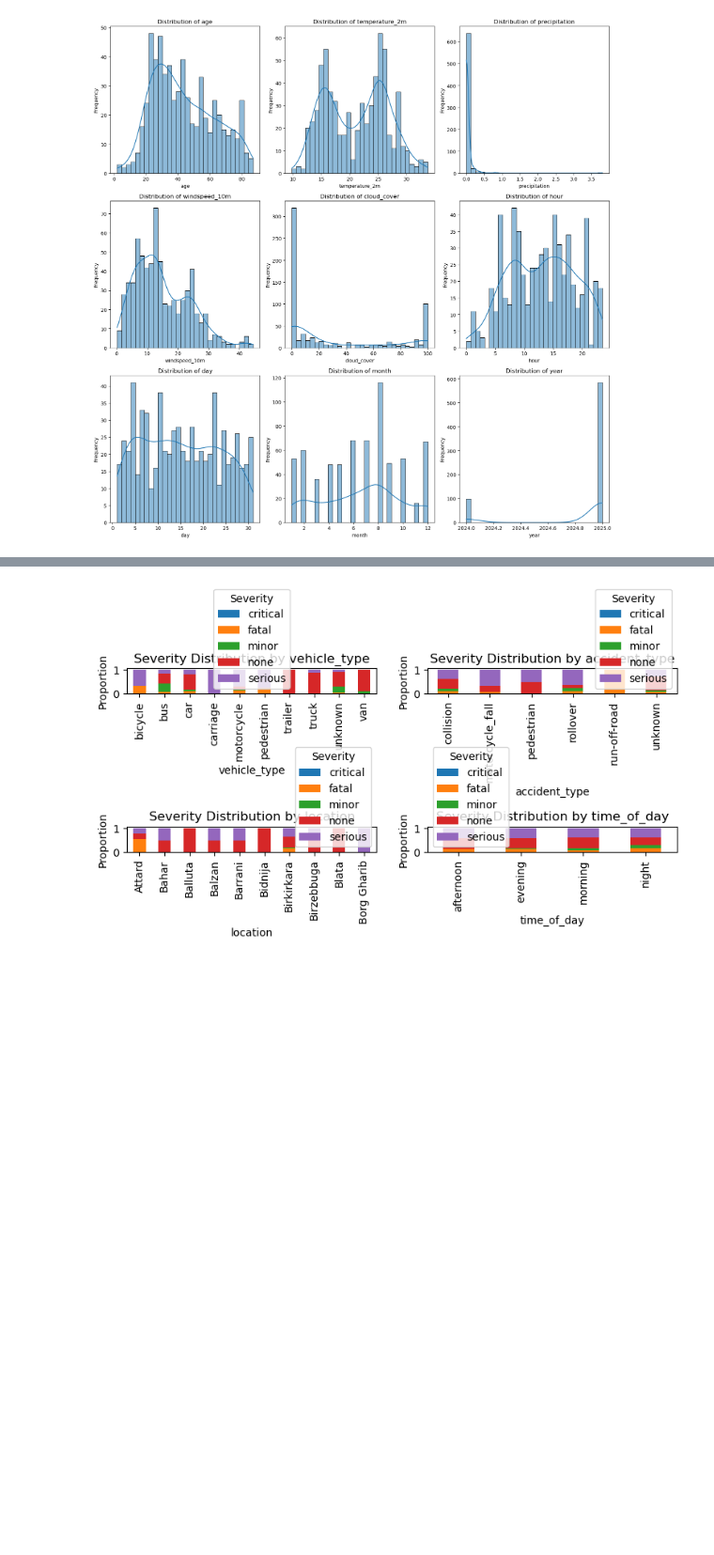
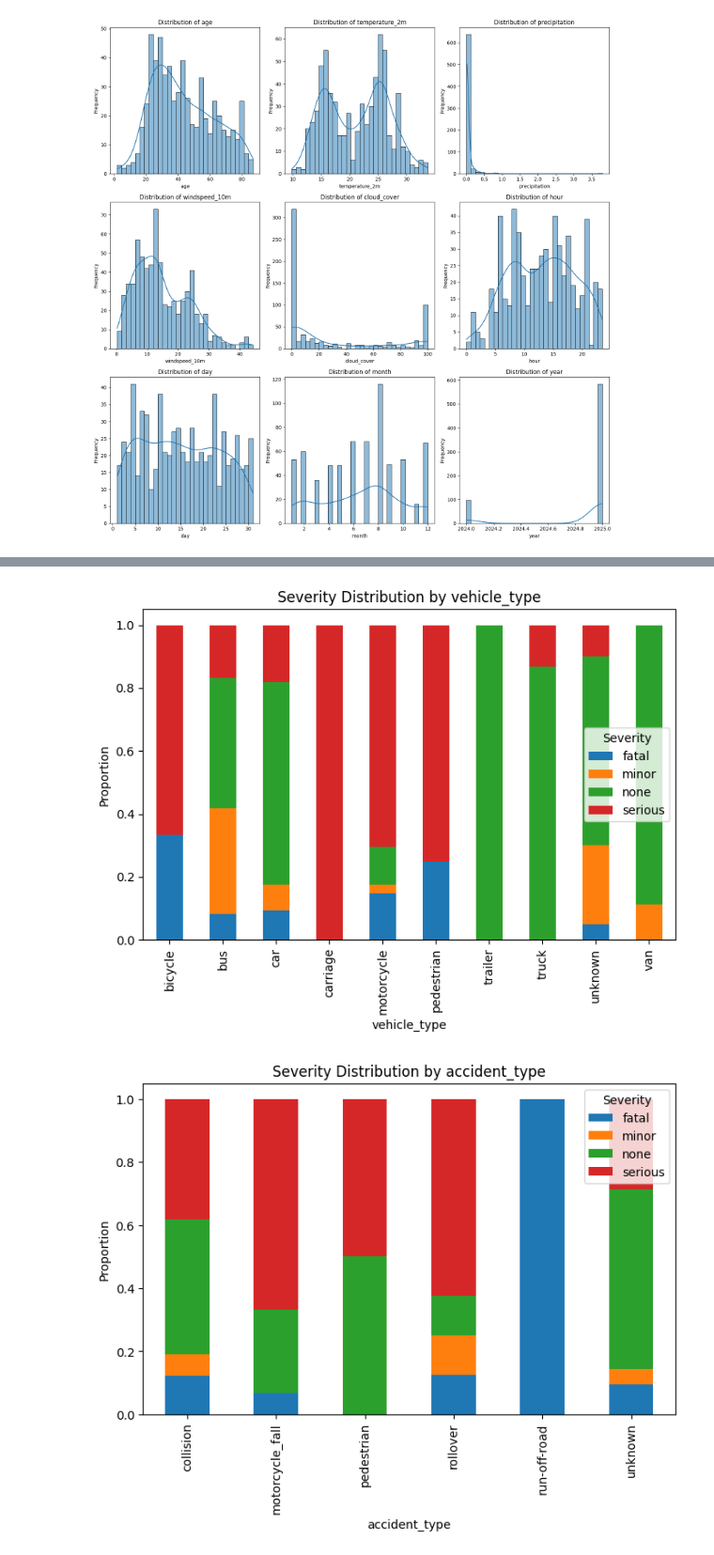
Before and after one commit to Alan-Grech295/ics5110-news-analysis, a Jupyter notebook: 2_exploratory_analysis.ipynb, the cells around one changed output, grey strips where cells are left out. Shown at 94% size. Drawn from its saved outputs; the diff is of its cells as text; code cells hidden in the pictures; blank space fills up the shorter version.

```diff
--- a/2_exploratory_analysis.ipynb
+++ b/2_exploratory_analysis.ipynb
@@ -108,31 +112,21 @@ plt.show()
 # %%
 categorical_cols_excluding_severity = [col for col in categorical_cols if col != "severity"]
 
-n_cols = math.ceil(len(categorical_cols_excluding_severity) / n_rows)
-
-fig, axes = plt.subplots(n_rows, n_cols, figsize=(15, 5 * n_rows))
-axes = axes.flatten()
-
+# Displaying as individual plots since they do not fit well in subplots
 for i, col in enumerate(categorical_cols_excluding_severity):
     prop_df = pd.crosstab(df[col], df["severity"], normalize="index").head(10)
 
     prop_df.plot(
         kind="bar",
         stacked=True,
         figsize=(8, 5),
-        ax=axes[i]
     )
+    plt.title(f"Severity Distribution by {col}")
+    plt.ylabel("Proportion")
+    plt.xlabel(col)
+    plt.legend(title="Severity")
 
-    axes[i].set_title(f"Severity Distribution by {col}")
-    axes[i].set_ylabel("Proportion")
-    axes[i].set_xlabel(col)
-    axes[i].legend(title="Severity")
-
-# Remove unused subplots
-for j in range(i + 1, len(axes)):
-    fig.delaxes(axes[j])
-
-plt.tight_layout()
-plt.show()
+    plt.show()
 # %% [output]
-[figure, old version]
+[figure, new version]
+[figure, added]
```
Also changed, not shown: parts of 4 cells of this notebook, 2 other files.
